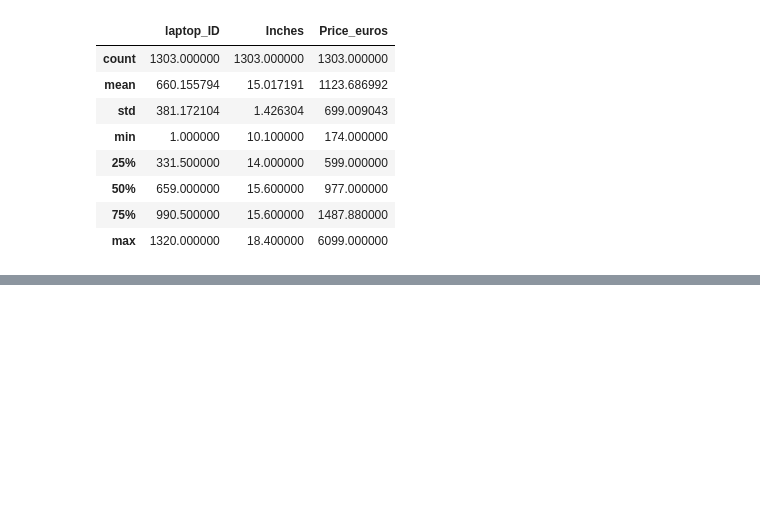
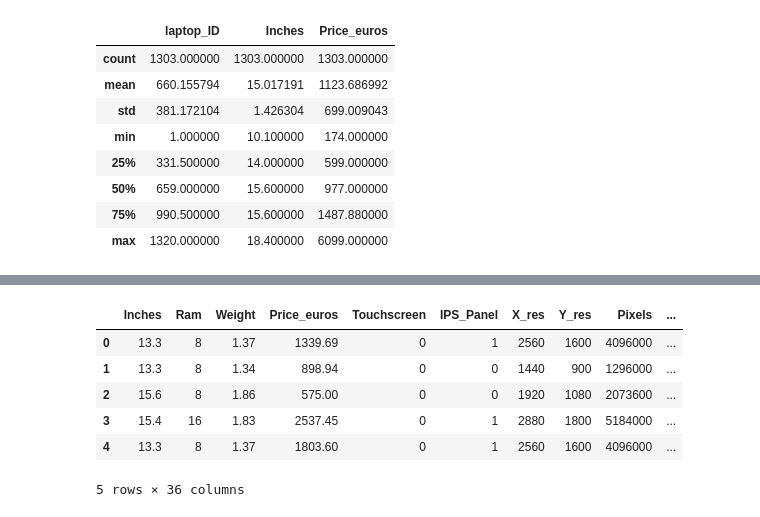
Before and after one commit to Degeorgian/MINI-PROJECT--GROUP-F, a Jupyter notebook: laptop_price.ipynb, the cells around one changed output, grey strips where cells are left out. Cells and saved outputs as stored; diff of their text form; code cells hidden in the pictures; blank space fills up the shorter version.

```diff
--- a/laptop_price.ipynb
+++ b/laptop_price.ipynb
@@ -74,0 +144,23 @@ df.describe()
+# %%
+# Create new features from 'Memory'
+def get_memory_info(memory_str):
+    mem_str = memory_str.replace('.0', '').replace('GB', '').replace('SSD', 'SSD ').replace('HDD', 'HDD ').strip()
+    mem_list = mem_str.split()
+
+    storage_size_gb = 0
+    storage_type = 'None'
+
+    # Check for storage type first
+    for word in mem_list:
+        if word in ['SSD', 'HDD', 'Flash', 'Hybrid']:
+            storage_type = word
+
+    # Extract size
+    for word in mem_list:
+        if word.isdigit():
+            storage_size_gb += int(word)
+
+    return storage_size_gb, storage_type
+
+df[['Storage_Size_GB', 'Storage_Type']] = df['Memory'].apply(lambda x: pd.Series(get_memory_info(x)))
+df[['Memory', 'Storage_Size_GB', 'Storage_Type']].head()
@@ -74,0 +206,17 @@ df.describe()
+# %%
+# Drop the original features that are no longer needed
+df.drop(columns=['laptop_ID', 'Product', 'ScreenResolution', 'Memory', 'Cpu', 'Gpu', 'OpSys'], inplace=True)
+
+# One-Hot Encoding for selected categorical features
+df_encoded = pd.get_dummies(df, columns=['Company', 'TypeName', 'Storage_Type'], drop_first=True)
+
+# Display the first few rows of the encoded DataFrame
+df_encoded.head()
+# %% [output]
+|  | Inches | Ram | Weight | Price_euros | Touchscreen | IPS_Panel | X_res | Y_res | Pixels | ... |
+| 0 | 13.3 | 8 | 1.37 | 1339.69 | 0 | 1 | 2560 | 1600 | 4096000 | ... |
+| 1 | 13.3 | 8 | 1.34 | 898.94 | 0 | 0 | 1440 | 900 | 1296000 | ... |
+| 2 | 15.6 | 8 | 1.86 | 575.00 | 0 | 0 | 1920 | 1080 | 2073600 | ... |
+| 3 | 15.4 | 16 | 1.83 | 2537.45 | 0 | 1 | 2880 | 1800 | 5184000 | ... |
+| 4 | 13.3 | 8 | 1.37 | 1803.60 | 0 | 1 | 2560 | 1600 | 4096000 | ... |
+5 rows × 36 columns
```
Also changed, not shown: parts of 5 cells of this notebook.
